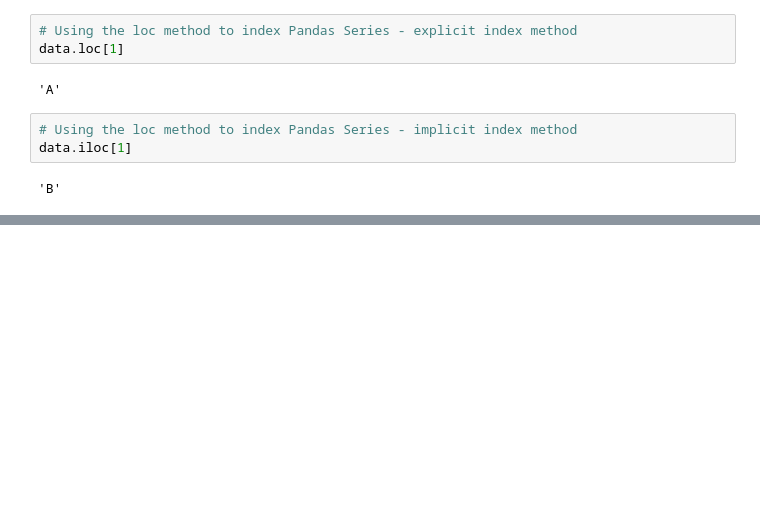
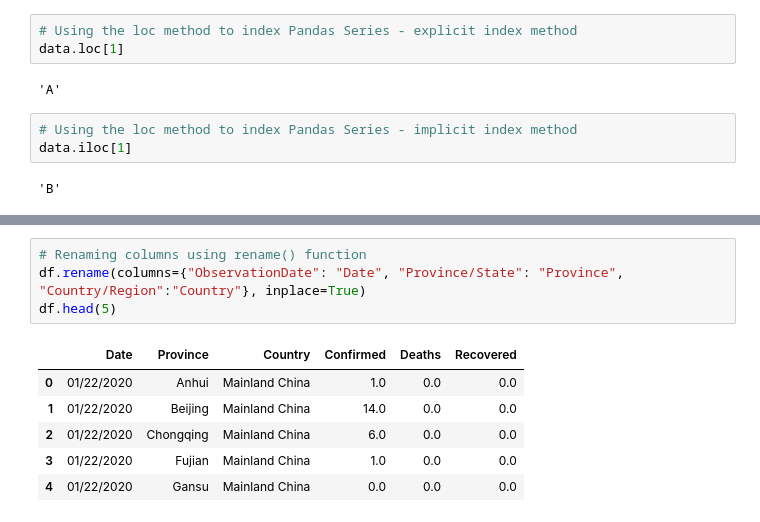
Before and after one commit to josem279/python_practice, a Jupyter notebook: Mastering_Python_Tutorial/MasteringPython_Part2.ipynb, the cells around one changed output, grey strips where cells are left out. Drawn from its saved outputs; the diff is of its cells as text; blank space fills up the shorter version.

```diff
--- a/Mastering_Python_Tutorial/MasteringPython_Part2.ipynb
+++ b/Mastering_Python_Tutorial/MasteringPython_Part2.ipynb
@@ -617,0 +663,11 @@ data.iloc[1]
+# %%
+# Renaming columns using rename() function
+df.rename(columns={"ObservationDate": "Date", "Province/State": "Province", "Country/Region":"Country"}, inplace=True)
+df.head(5)
+# %% [output]
+|  | Date | Province | Country | Confirmed | Deaths | Recovered |
+| 0 | 01/22/2020 | Anhui | Mainland China | 1.0 | 0.0 | 0.0 |
+| 1 | 01/22/2020 | Beijing | Mainland China | 14.0 | 0.0 | 0.0 |
+| 2 | 01/22/2020 | Chongqing | Mainland China | 6.0 | 0.0 | 0.0 |
+| 3 | 01/22/2020 | Fujian | Mainland China | 1.0 | 0.0 | 0.0 |
+| 4 | 01/22/2020 | Gansu | Mainland China | 0.0 | 0.0 | 0.0 |
```
Also changed, not shown: parts of 36 cells of this notebook, 1 other file.
